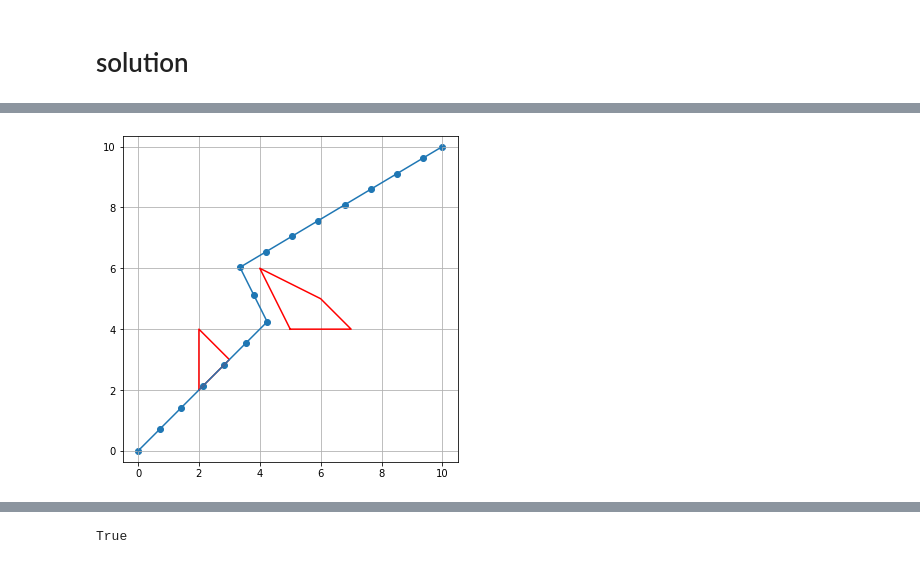
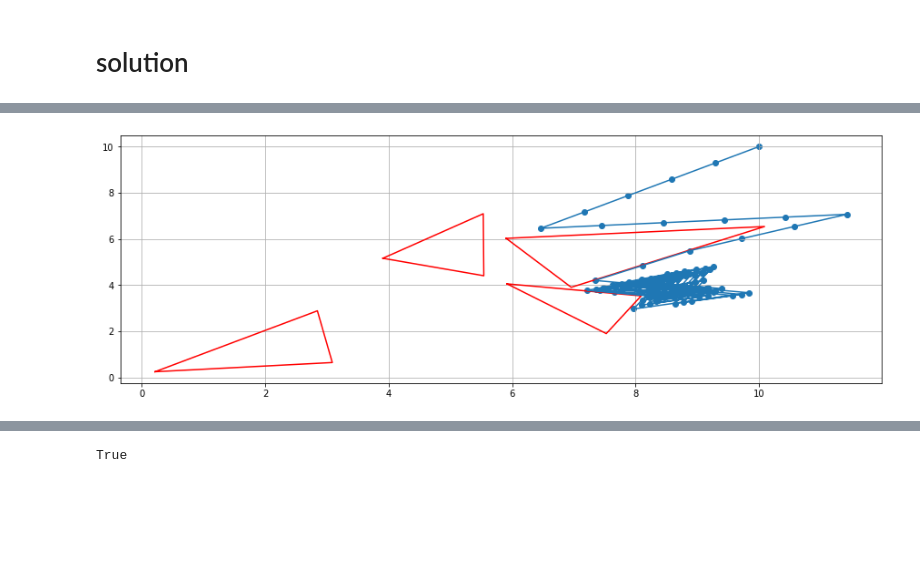
Before and after one commit to AnastasiiaKarliuk/Linear_Algebra_course, a Jupyter notebook: robot_navigation/robot_navigation.ipynb, the cells around one changed output, grey strips where cells are left out. Drawn from its saved outputs; the diff is of its cells as text; code cells hidden in the pictures; blank space fills up the shorter version.

Commit message:
robot navigation test added

```diff
--- a/robot_navigation/robot_navigation.ipynb
+++ b/robot_navigation/robot_navigation.ipynb
@@ -5,7 +5,3 @@ from robot_navigation import is_segments_intersect, check_polyline
 from matplotlib import pyplot as plt
 # %% [markdown]
 # solution
-# %%
-with open('robot_data.json', 'r') as f:
-    data = json.load(f)
-data
@@ -95,0 +105,23 @@ obstacles = data['obstacles']
+# %%
+def get_centroid(obstacl):
+    return np.array(obstacl).mean(axis=0)
+
+
+def widther_obstacle(obstacle, width):
+    centroid_test = get_centroid(obstacle)
+    directions = obstacle-centroid_test
+    normed_directions = directions/np.linalg.norm(directions, axis=1)[:, np.newaxis]
+    distances = width + np.sqrt(np.sum(directions**2, axis=1))
+    new_obstacle = centroid_test + normed_directions*distances[:, np.newaxis]
+    return new_obstacle
+# %%
+# file = '../data/robot_data.json'
+# file = '../data/robot-test-25.json'
+file = "../data/robot_my_test.json"
+
+with open(file, 'r') as f:
+    data = json.load(f)
+
+start, finish = np.array(data['start']), np.array(data['finish'])
+obstacles = data['obstacles']
+start, finish
@@ -96,9 +130,12 @@ obstacles = data['obstacles']
 # %%
+robot_width = 0.1
+obstacles_new = np.array([widther_obstacle(obs, robot_width) for obs in obstacles])
+
 curr_start = start
 my_path = [curr_start]
+max_iteration = 100
 
-max_iteration = 100
 while max_iteration >= 0 and (curr_start!=finish).all():
-    curr_start = get_next_step(finish, curr_start, obstacles)
+    curr_start = get_next_step(finish, curr_start, obstacles_new)
     my_path.append(curr_start)
     max_iteration -= 1
@@ -105,17 +160,4 @@ while max_iteration >= 0 and (curr_start!=finish).all():
-# %%
-plt.figure(figsize=(6,6))
-plt.axis('equal')
-
-for ob in obstacles:
-    ob = list(ob)
-    ob.append(ob[0])
-    x,y = zip(*ob)
-    plt.plot(x, y, c='red')
-
-x,y = zip(*my_path)
-plt.scatter(x, y)
-plt.plot(x,y)
-plt.grid()
-plt.show()
-# %% [output]
-[figure, removed]
+# %%
+plot_path(obstacles_new, my_path)
+# %% [output]
+[figure, added]
```
Also changed, not shown: parts of 6 cells of this notebook, 5 other files.
